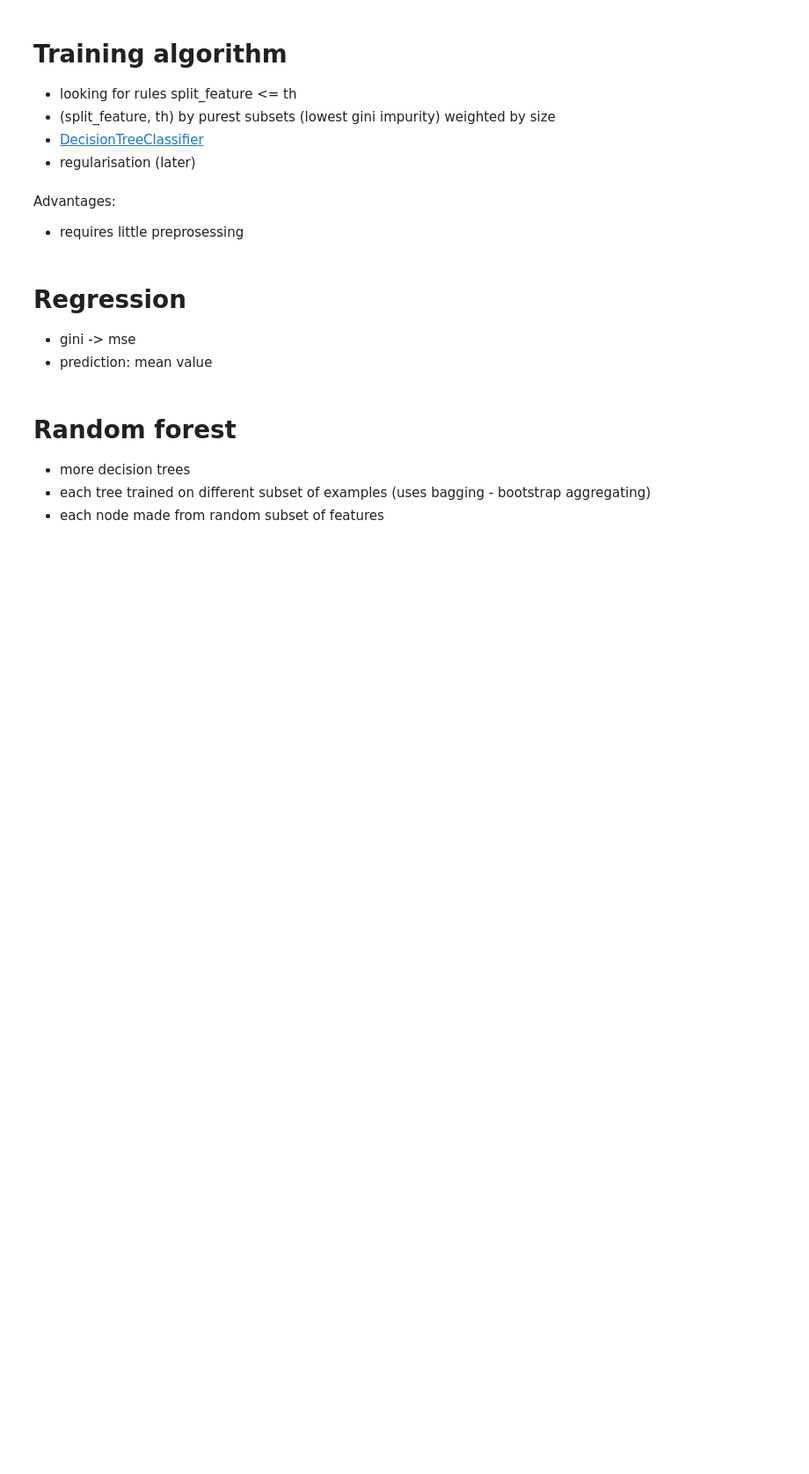
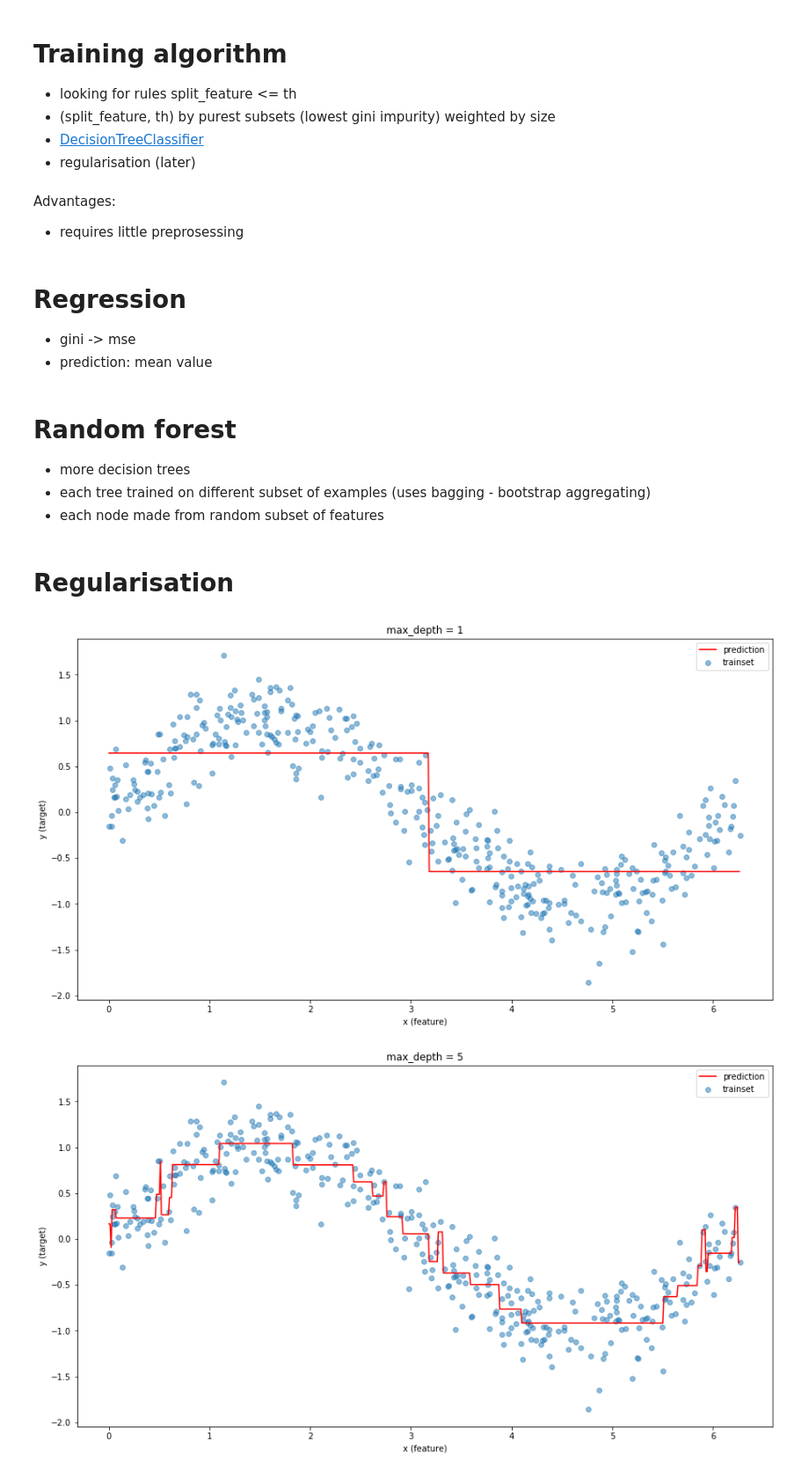
Before and after one commit to tomasprinda/ml-workshop-1, a Jupyter notebook: decision_tree_explain.ipynb, the cells around one changed output. Shown at 88% size. Saved outputs shown, nothing was run; the diff lists cells and outputs as text; code cells hidden in the pictures; blank space fills up the shorter version.

```diff
--- a/decision_tree_explain.ipynb
+++ b/decision_tree_explain.ipynb
@@ -36,11 +38,11 @@ def xy_split(df):
     feature_names = ['Year', 'city mpg']
     df_x = df[feature_names]
 
-    class_names = ["cheap", "expensive"]
-    s_y = df['MSRP'] > 30000
-    s_y = s_y.map(lambda x: class_names[int(x)])
+#     class_names = ["cheap", "expensive"]
+#     s_y = df['MSRP'] > 30000
+#     s_y = s_y.map(lambda x: class_names[int(x)])
 
-#     s_y = df['MSRP']
+    s_y = df['MSRP']
 
     return df_x.values, s_y.values.ravel(), feature_names
 
@@ -108,3 +110,45 @@ Advantages:
 - more decision trees
 - each tree trained on different subset of examples (uses bagging - bootstrap aggregating)
 - each node made from random subset of features
+# %% [markdown]
+# Regularisation
+# %%
+def generate_data():
+    x = np.random.random(400) * 2 * np.pi
+    y = np.sin(x) + np.random.randn(*x.shape)/4
+
+    x = x[:, np.newaxis]
+
+    return x, y
+
+
+x_train, y_train = generate_data()
+x_dev, y_dev = generate_data()
+# %%
+from sklearn.metrics import mean_squared_error
+plt.rcParams["figure.figsize"] = (15,8)
+
+max_depths = [1, 5, 50]
+for max_depth in max_depths:
+    plt.figure()
+
+    # train
+    model = DecisionTreeRegressor(max_depth=max_depth)
+    model.fit(x_train, y_train)
+
+    # plot dataset
+    plt.scatter(x_train.ravel(), y_train, alpha=0.5, label="trainset")
+#     plt.scatter(x_dev.ravel(), y_dev, alpha=0.5, c='green', label="devset")
+    plt.xlabel("x (feature)")
+    plt.ylabel("y (target)")
+    plt.title("max_depth = {}".format(max_depth))
+
+    # plot predictions
+    x_test = np.arange(min(x_train.ravel()), max(x_train.ravel()), 0.01)
+    x_test = x_test[:, np.newaxis]
+    y_test = model.predict(x_test)
+    plt.plot(x_test, y_test, 'r', label='prediction')
+    plt.legend()
+# %% [output]
+[figure, added]
+[figure, added]
```
Also changed, not shown: parts of 5 cells of this notebook, 4 other files.
